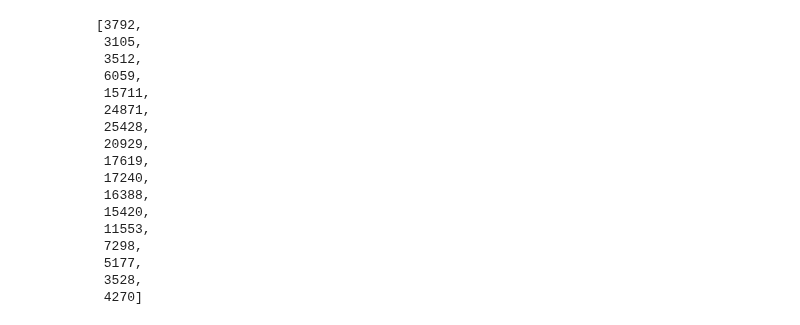
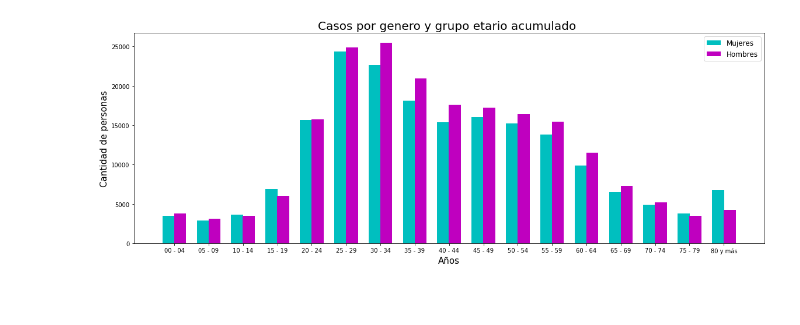
Before and after one commit to Tisks/Covid-Big-Data, a Jupyter notebook: Data_nacional_grafico_barras.ipynb, the cells around one changed output. Drawn from its saved outputs; the diff is of its cells as text; code cells hidden in the pictures; blank space fills up the shorter version.

Commit message:
Grafico nacional barras 2

```diff
--- a/Data_nacional_grafico_barras.ipynb
+++ b/Data_nacional_grafico_barras.ipynb
@@ -4,5 +4,47 @@
 import pandas as pd
 import matplotlib.pyplot as plt
 import numpy as np
+# %%
+def rango_edades(df):
+  categoria = list(df['Grupo de edad'].drop_duplicates())
+  rango=[]
+  for elem in categoria:
+    elem = elem.replace(' años','')
+    rango.append(elem)
+  return rango
+# %%
+def graficar_genero_etario(csv,nombre_grafico):
+  df=pd.read_csv(csv, sep= ',')
+  #Se obtiene la ultima fecha que tiene el df
+  Fecha_actual= list(df.columns)[-1]
+  #Generar un Data Frame que saque la informacion segun grupo etario, sexo y la ultima fecha.
+  df_acotado = (df[['Grupo de edad', 'Sexo', Fecha_actual]]).dropna()
+  #Se pueden generar 2 df; con la data de hombres y de mujeres
+  df_F = df_acotado.groupby('Sexo').get_group('F').drop(['Sexo'], axis=1)
+  df_M = df_acotado.groupby('Sexo').get_group('M').drop(['Sexo'], axis=1)
+  #Luego, de estos df, se obtienen las listas con los valores segun su Sexo
+  m = list(df_M[Fecha_actual])
+  f = list(df_F[Fecha_actual])
+  rango= rango_edades(df_acotado)
+  x = np.arange(len(rango))
+  fig = plt.figure(figsize =(15,5))
+
+  ax = fig.add_axes([0,0,1,1])
+
+
+  ax.bar(x - 0.17, f, color = 'c', width = 0.35)
+  ax.bar(x + 0.17, m, color = 'm', width = 0.35)
+
+  ax.legend(labels=['Mujeres', 'Hombres'],fontsize=12)
+
+  ax.set_xticks(x)
+  ax.set_xticklabels(rango)
+  ax.set_title(nombre_grafico ,fontsize=20)
+  ax.set_xlabel('Años',fontsize=15)
+  ax.set_ylabel('Cantidad de personas',fontsize=15)
+  #ax.bar(rango,f)
+  plt.show()
 # %%
-df=pd.read_csv('https://raw.githubusercontent.com/MinCiencia/Datos-COVID19/master/output/producto16/CasosGeneroEtario.csv', sep= ',')
+graficar_genero_etario('https://raw.githubusercontent.com/MinCiencia/Datos-COVID19/master/output/producto16/CasosGeneroEtario.csv','Casos por genero y grupo etario acumulado ')
+# %% [output]
+[figure, added]
@@ -21,20 +50,0 @@ f = list(df_F[Fecha_actual])
-# %%
-m
-# %% [output]
-[3792,
- 3105,
- 3512,
- 6059,
- 15711,
- 24871,
- 25428,
- 20929,
- 17619,
- 17240,
- 16388,
- 15420,
- 11553,
- 7298,
- 5177,
- 3528,
- 4270]
```
Also changed, not shown: parts of 7 cells of this notebook.
